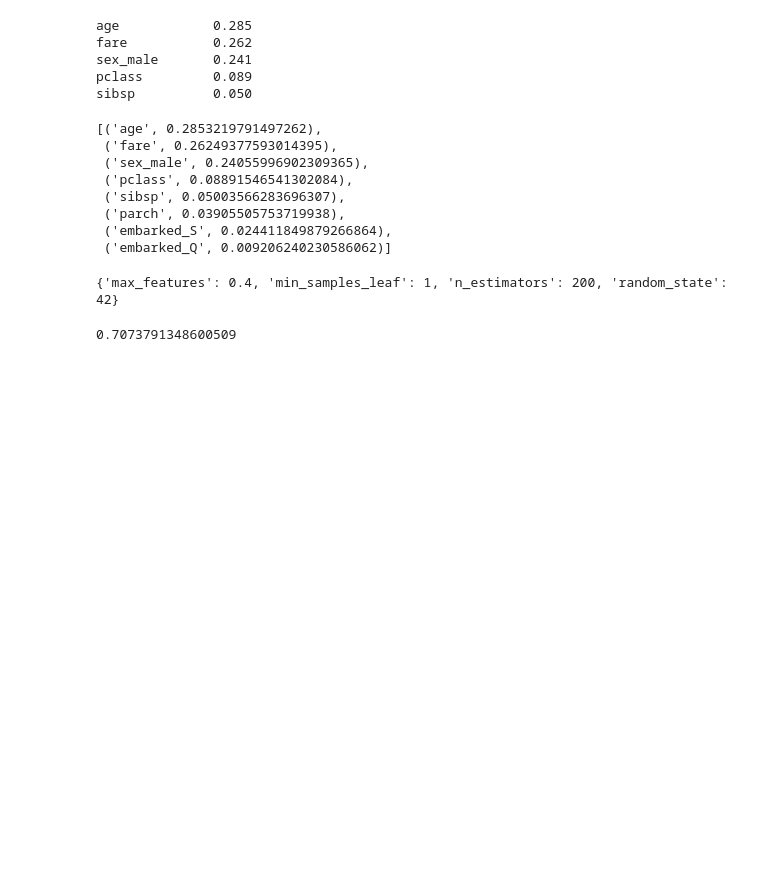
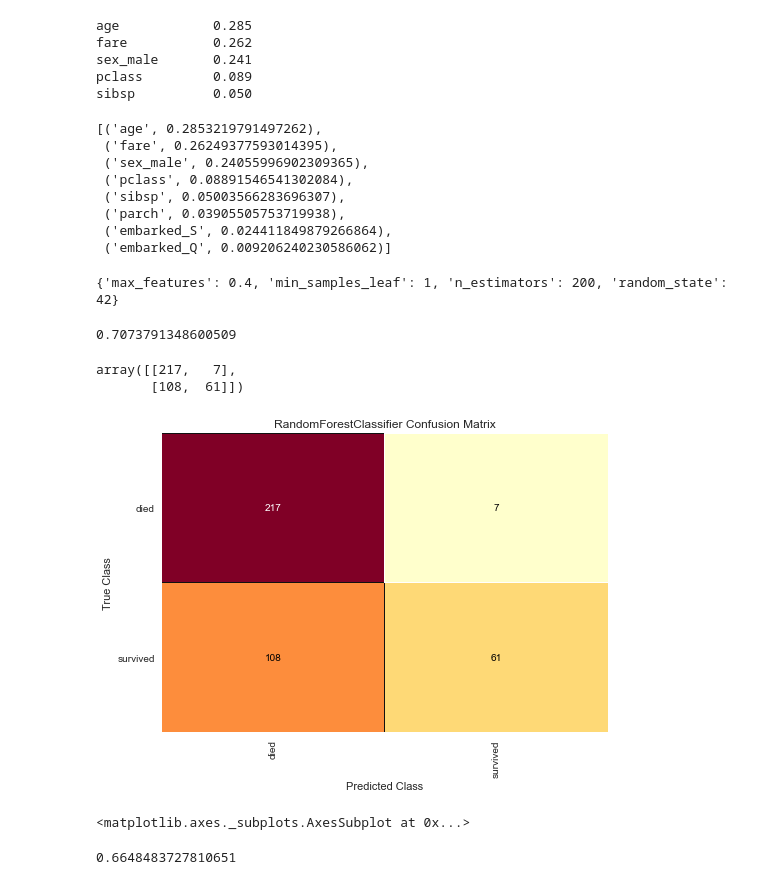
Before and after one commit to mahmadza/gradatim_ferociter, a Jupyter notebook: ML_PocketBook/Titanic_Dataset.ipynb, the cells around one changed output. Cells and saved outputs as stored; diff of their text form; code cells hidden in the pictures; blank space fills up the shorter version.

```diff
--- a/ML_PocketBook/Titanic_Dataset.ipynb
+++ b/ML_PocketBook/Titanic_Dataset.ipynb
@@ -619,3 +619,25 @@ rf5.fit(X_train,y_train)
 rf5.score(X_test,y_test)
 # %% [output]
 0.7073791348600509
+# %%
+# Draw confusion matrix
+from sklearn.metrics import confusion_matrix
+y_pred = rf5.predict(X_test)
+confusion_matrix(y_test,y_pred)
+# %% [output]
+array([[217,   7],
+       [108,  61]])
+# %%
+mapping = {0: "died", 1: "survived"}
+fig, ax = plt.subplots()
+cm_viz = ConfusionMatrix(rf5, classes=["died","survived"],label_encoder=mapping,)
+cm_viz.score(X_test,y_test)
+cm_viz.poof()
+# %% [output]
+[figure, added]
+<matplotlib.axes._subplots.AxesSubplot at 0x...>
+# %%
+y_pred = rf5.predict(X_test)
+roc_auc_score(y_test,y_pred)
+# %% [output]
+0.6648483727810651
```
Also changed, not shown: parts of 2 cells of this notebook.
